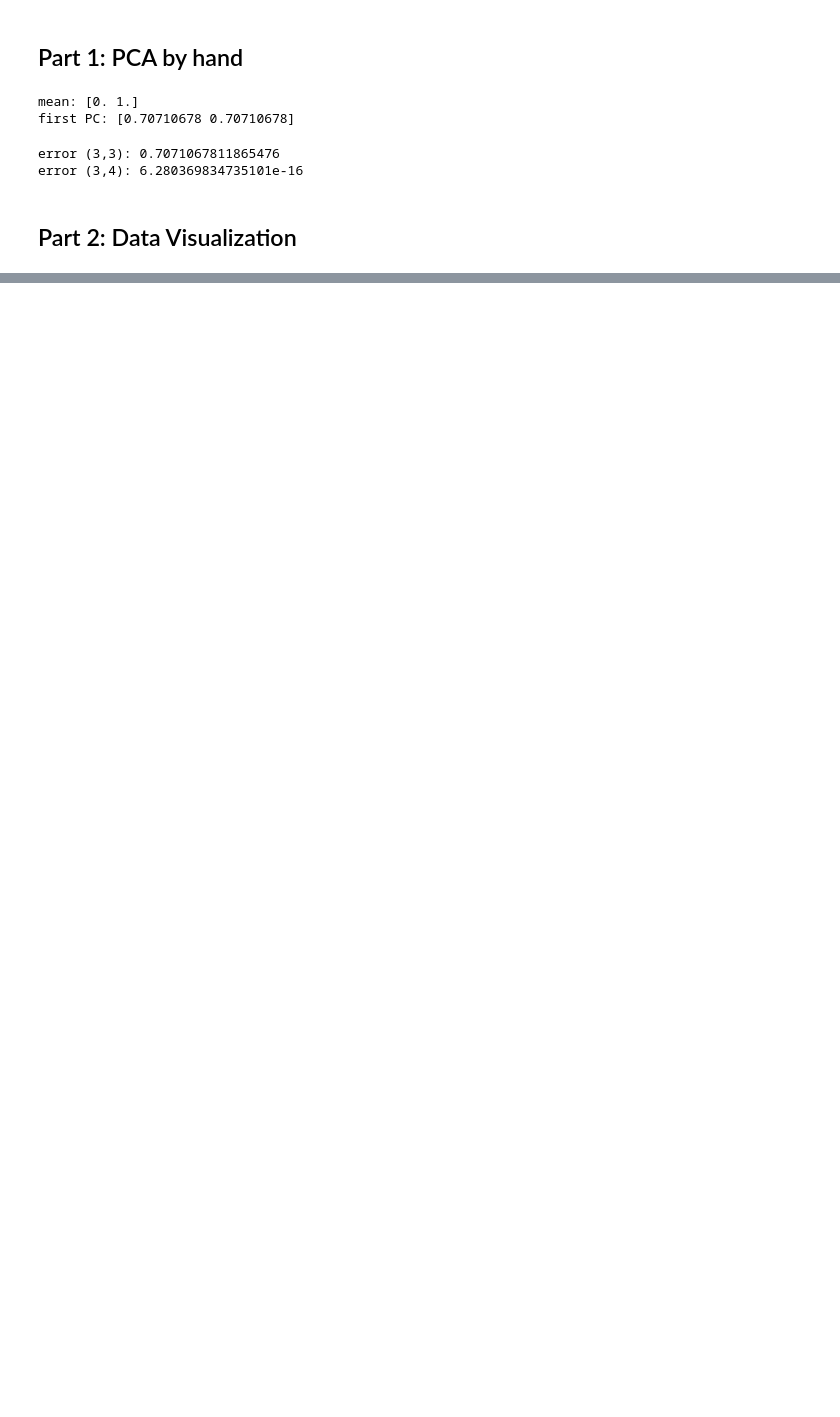
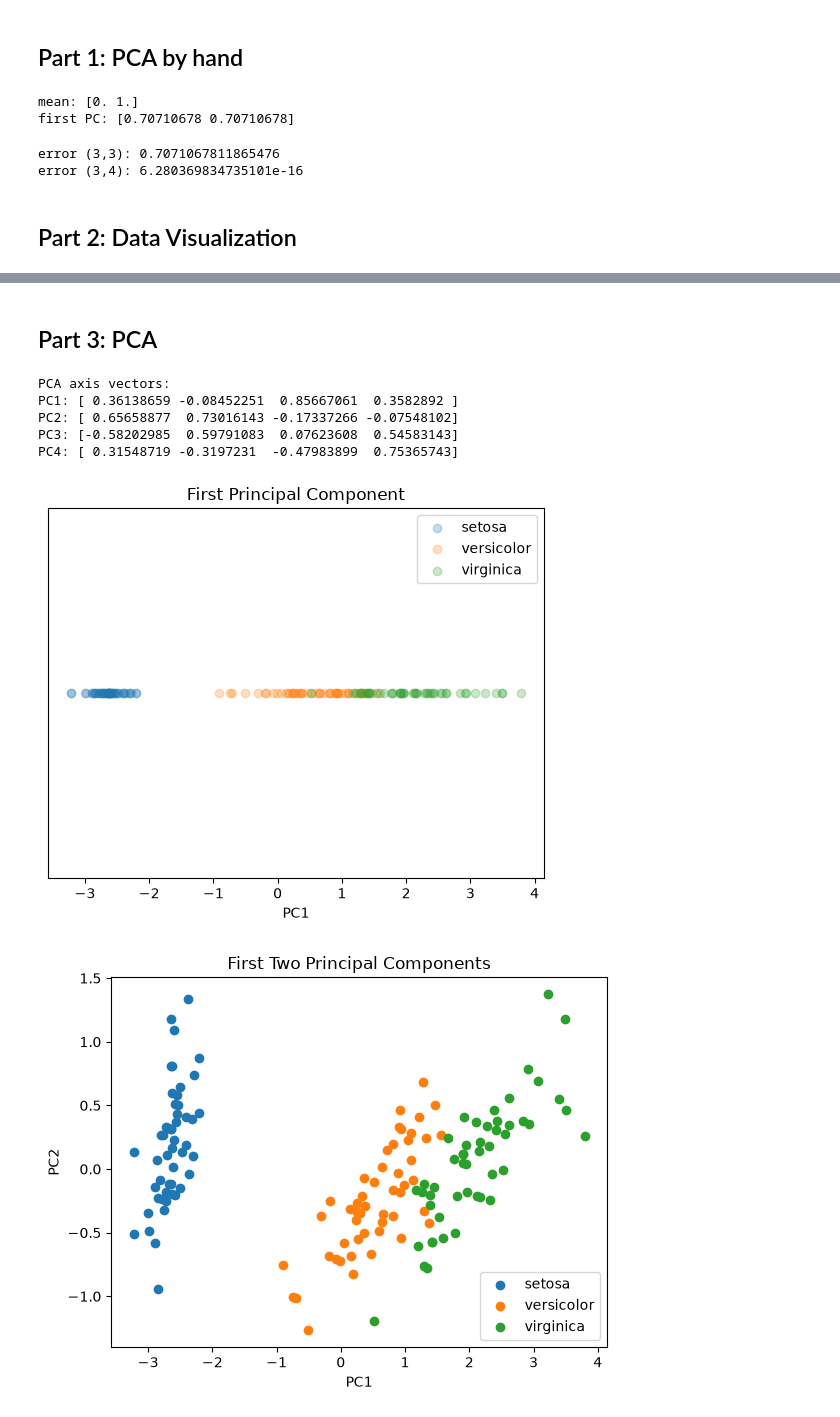
Before and after one commit to helmet323/helmet323.github.io, a Jupyter notebook: 3/principal-components.ipynb, the cells around one changed output, grey strips where cells are left out. Drawn from its saved outputs; the diff is of its cells as text; code cells hidden in the pictures; blank space fills up the shorter version.

```diff
--- a/3/principal-components.ipynb
+++ b/3/principal-components.ipynb
@@ -87,0 +64,80 @@ plt.show()
+# %% [markdown]
+## Part 3: PCA
+# %%
+from sklearn.datasets import load_iris
+from sklearn.decomposition import PCA
+import numpy as np
+import matplotlib.pyplot as plt
+
+# Load dataset
+iris = load_iris()
+X = np.array(iris.data)
+y = np.array(iris.target)
+
+# Perform PCA
+pca = PCA(n_components=4)
+X_pca = pca.fit_transform(X)
+
+# Print PCA axis vectors
+print("PCA axis vectors:")
+for i, vector in enumerate(pca.components_):
+    print(f"PC{i+1}:", vector)
+
+# 1. First principal component
+for i, name in enumerate(iris.target_names):
+    plt.scatter(
+        X_pca[y == i, 0],
+        np.zeros(np.sum(y == i)),
+        label=name,
+        alpha=0.25
+    )
+
+plt.xlabel("PC1")
+plt.yticks([])
+plt.title("First Principal Component")
+plt.legend()
+plt.savefig("media/pca_1d.png", dpi=300, bbox_inches="tight")
+plt.show()
+
+# 2. First two principal components
+for i, name in enumerate(iris.target_names):
+    plt.scatter(
+        X_pca[y == i, 0],
+        X_pca[y == i, 1],
+        label=name
+    )
+
+plt.xlabel("PC1")
+plt.ylabel("PC2")
+plt.title("First Two Principal Components")
+plt.legend()
+plt.savefig("media/pca_2d.png", dpi=300, bbox_inches="tight")
+plt.show()
+
+# 3. First three principal components
+fig = plt.figure()
+ax = fig.add_subplot(111, projection="3d")
+
+for i, name in enumerate(iris.target_names):
+    ax.scatter(
+        X_pca[y == i, 0],
+        X_pca[y == i, 1],
+        X_pca[y == i, 2],
+        label=name
+    )
+
+ax.set_xlabel("PC1")
+ax.set_ylabel("PC2")
+ax.set_zlabel("PC3")
+ax.set_title("First Three Principal Components")
+ax.legend()
+plt.savefig("media/pca_3d.png", dpi=300, bbox_inches="tight")
+plt.show()
+# %% [output]
+PCA axis vectors:
+PC1: [ 0.36138659 -0.08452251  0.85667061  0.3582892 ]
+PC2: [ 0.65658877  0.73016143 -0.17337266 -0.07548102]
+PC3: [-0.58202985  0.59791083  0.07623608  0.54583143]
+PC4: [ 0.31548719 -0.3197231  -0.47983899  0.75365743]
+[figure, added]
+[figure, added]
```
Also changed, not shown: parts of 7 cells of this notebook, 6 other files.
